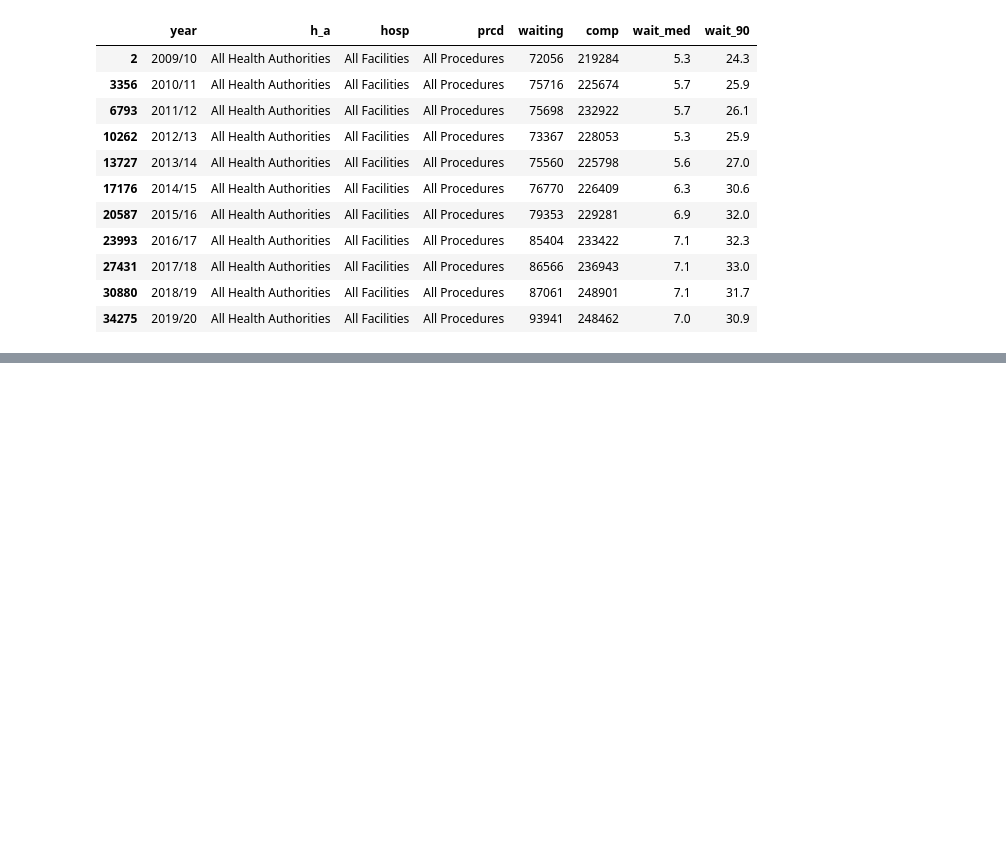
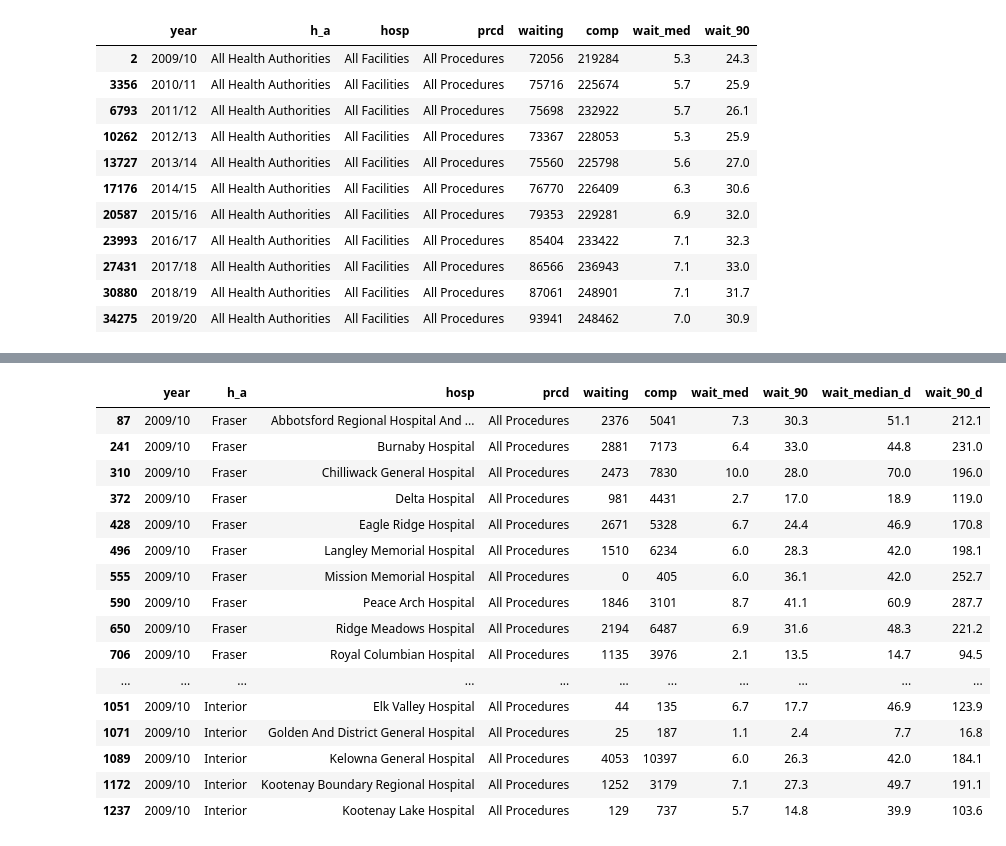
Before and after one commit to data301-2020-winter2/course-project-group_1022, a Jupyter notebook: analysis/Akshaj/milestone2.pnb/milestone2.ipynb, the cells around one changed output, grey strips where cells are left out. Drawn from its saved outputs; the diff is of its cells as text; code cells hidden in the pictures; blank space fills up the shorter version.

```diff
--- a/analysis/Akshaj/milestone2.pnb/milestone2.ipynb
+++ b/analysis/Akshaj/milestone2.pnb/milestone2.ipynb
@@ -156,0 +226,22 @@ ImportError: attempted relative import with no known parent package
+# %%
+wd_all_prcd = df[(df['prcd'] == 'All Procedures')]
+wd_all_prcd = wd_all_prcd[~(wd_all_prcd['hosp'] == 'All Facilities')]
+wd_all_prcd.head(20)
+# %% [output]
+|  | year | h_a | hosp | prcd | waiting | comp | wait_med | wait_90 | wait_median_d | wait_90_d |
+| 87 | 2009/10 | Fraser | Abbotsford Regional Hospital And ... | All Procedures | 2376 | 5041 | 7.3 | 30.3 | 51.1 | 212.1 |
+| 241 | 2009/10 | Fraser | Burnaby Hospital | All Procedures | 2881 | 7173 | 6.4 | 33.0 | 44.8 | 231.0 |
+| 310 | 2009/10 | Fraser | Chilliwack General Hospital | All Procedures | 2473 | 7830 | 10.0 | 28.0 | 70.0 | 196.0 |
+| 372 | 2009/10 | Fraser | Delta Hospital | All Procedures | 981 | 4431 | 2.7 | 17.0 | 18.9 | 119.0 |
+| 428 | 2009/10 | Fraser | Eagle Ridge Hospital | All Procedures | 2671 | 5328 | 6.7 | 24.4 | 46.9 | 170.8 |
+| 496 | 2009/10 | Fraser | Langley Memorial Hospital | All Procedures | 1510 | 6234 | 6.0 | 28.3 | 42.0 | 198.1 |
+| 555 | 2009/10 | Fraser | Mission Memorial Hospital | All Procedures | 0 | 405 | 6.0 | 36.1 | 42.0 | 252.7 |
+| 590 | 2009/10 | Fraser | Peace Arch Hospital | All Procedures | 1846 | 3101 | 8.7 | 41.1 | 60.9 | 287.7 |
+| 650 | 2009/10 | Fraser | Ridge Meadows Hospital | All Procedures | 2194 | 6487 | 6.9 | 31.6 | 48.3 | 221.2 |
+| 706 | 2009/10 | Fraser | Royal Columbian Hospital | All Procedures | 1135 | 3976 | 2.1 | 13.5 | 14.7 | 94.5 |
+| ... | ... | ... | ... | ... | ... | ... | ... | ... | ... | ... |
+| 1051 | 2009/10 | Interior | Elk Valley Hospital | All Procedures | 44 | 135 | 6.7 | 17.7 | 46.9 | 123.9 |
+| 1071 | 2009/10 | Interior | Golden And District General Hospital | All Procedures | 25 | 187 | 1.1 | 2.4 | 7.7 | 16.8 |
+| 1089 | 2009/10 | Interior | Kelowna General Hospital | All Procedures | 4053 | 10397 | 6.0 | 26.3 | 42.0 | 184.1 |
+| 1172 | 2009/10 | Interior | Kootenay Boundary Regional Hospital | All Procedures | 1252 | 3179 | 7.1 | 27.3 | 49.7 | 191.1 |
+| 1237 | 2009/10 | Interior | Kootenay Lake Hospital | All Procedures | 129 | 737 | 5.7 | 14.8 | 39.9 | 103.6 |
```
Also changed, not shown: parts of 14 cells of this notebook, 4 other files.
